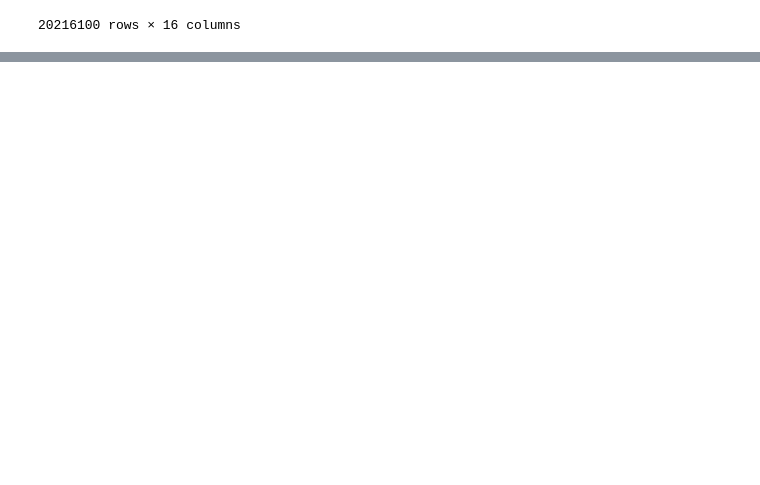
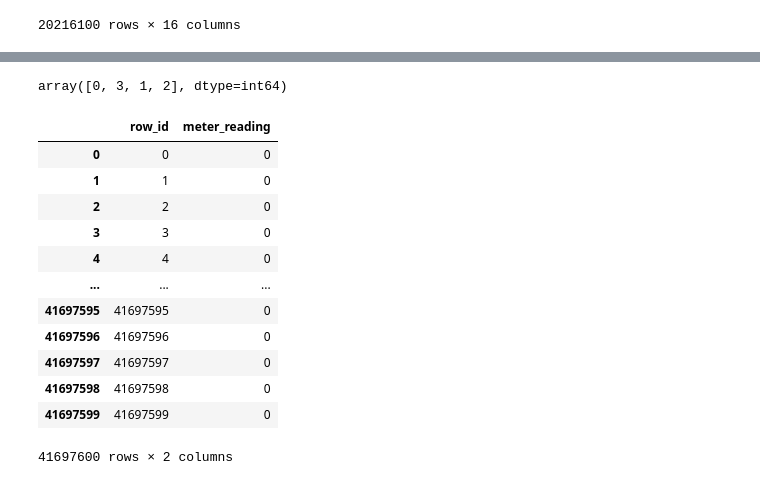
Before and after one commit to daboucha/energy_predictor, a Jupyter notebook: data_etl.ipynb, the cells around one changed output, grey strips where cells are left out. Drawn from its saved outputs; the diff is of its cells as text; code cells hidden in the pictures; blank space fills up the shorter version.

```diff
--- a/data_etl.ipynb
+++ b/data_etl.ipynb
@@ -128,0 +166,21 @@ memory usage: 2.6+ GB
+# %%
+train_merged['meter'].unique()
+# %% [output]
+array([0, 3, 1, 2], dtype=int64)
+# %%
+submission = pd.read_csv(os.path.join(path, 'sample_submission.csv'))
+submission
+# %% [output]
+|  | row_id | meter_reading |
+| 0 | 0 | 0 |
+| 1 | 1 | 0 |
+| 2 | 2 | 0 |
+| 3 | 3 | 0 |
+| 4 | 4 | 0 |
+| ... | ... | ... |
+| 41697595 | 41697595 | 0 |
+| 41697596 | 41697596 | 0 |
+| 41697597 | 41697597 | 0 |
+| 41697598 | 41697598 | 0 |
+| 41697599 | 41697599 | 0 |
+41697600 rows × 2 columns
```
Also changed, not shown: parts of 8 cells of this notebook, 1 other file.
